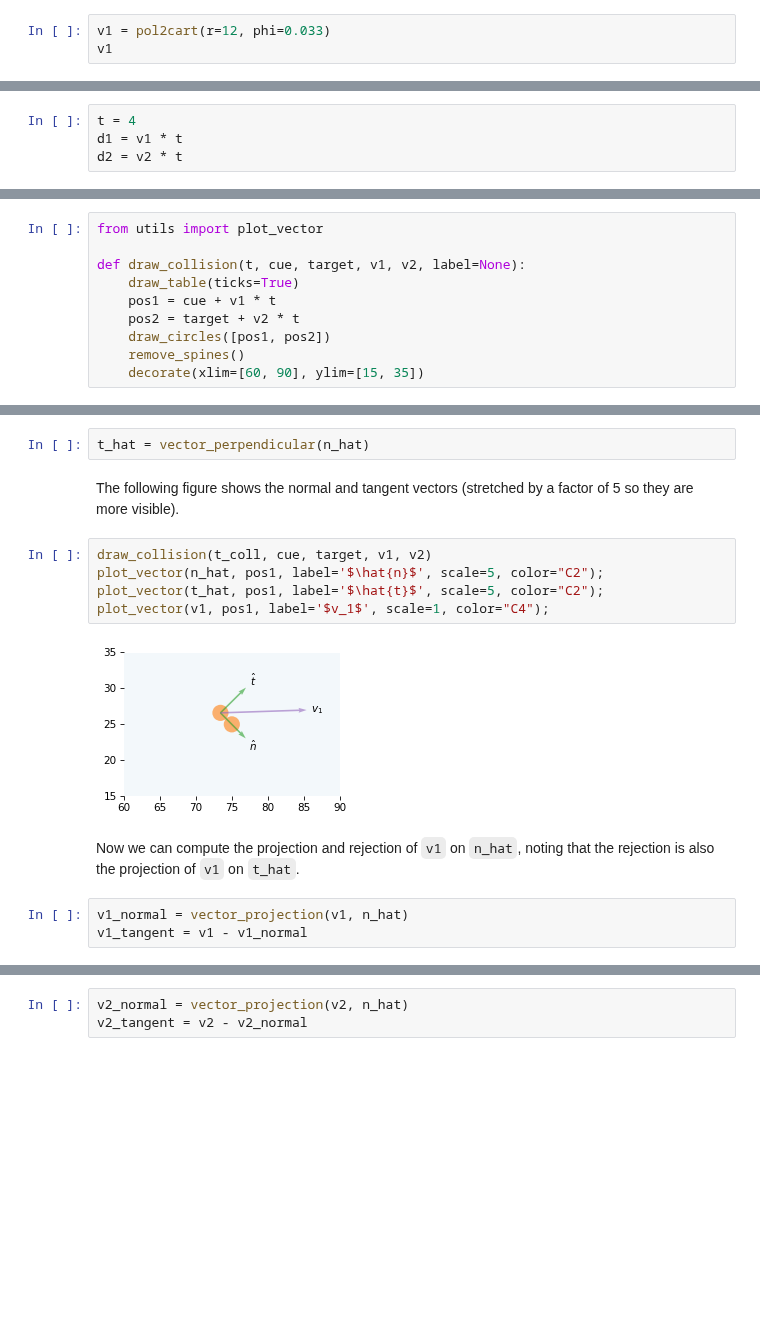
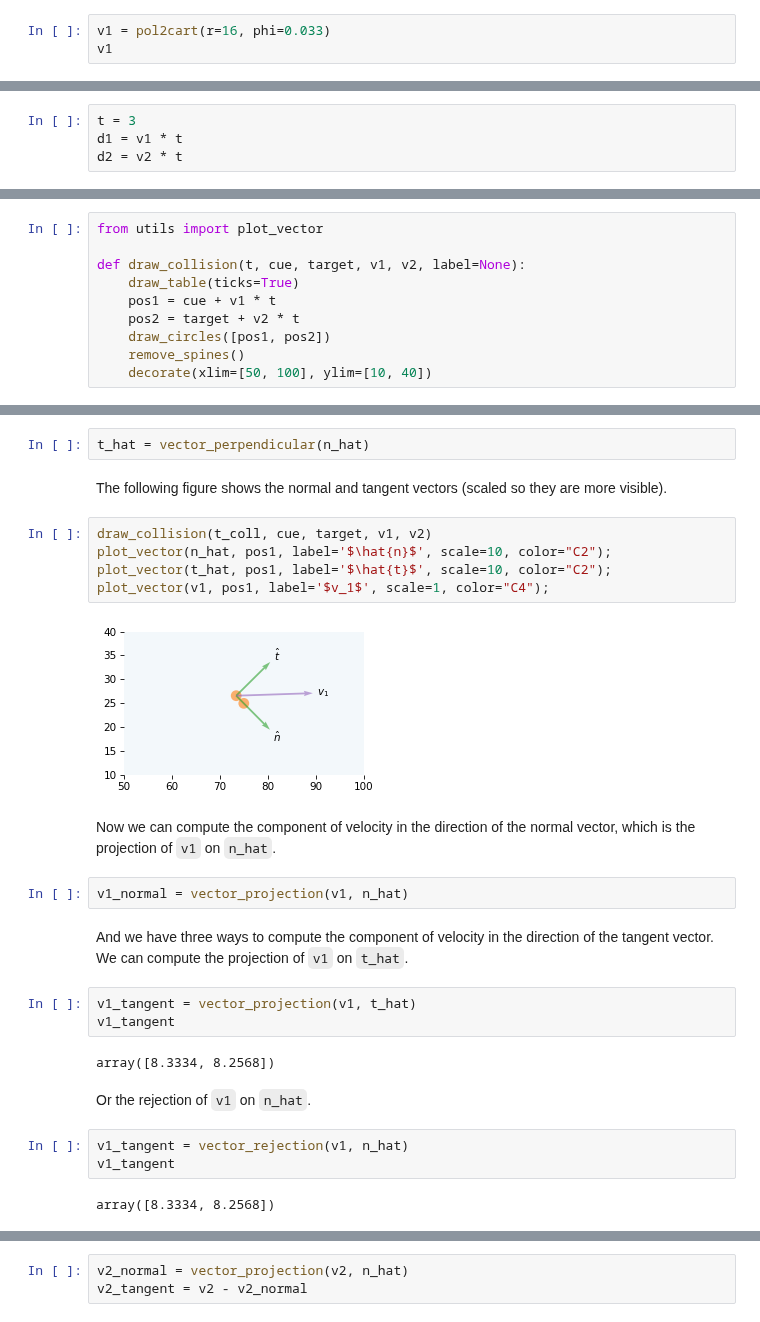
Before and after one commit to AllenDowney/ThinkLinearAlgebra, a Jupyter notebook: soln/projection.ipynb, the cells around one changed output, grey strips where cells are left out. Drawn from its saved outputs; the diff is of its cells as text; blank space fills up the shorter version.

```diff
--- a/soln/projection.ipynb
+++ b/soln/projection.ipynb
@@ -515,5 +523,5 @@ Now we'll create a vector that represents the velocity of the cue ball, which is
 We'll define it in polar coordinates and then convert to Cartesian.
 # %%
-v1 = pol2cart(r=12, phi=0.033)
+v1 = pol2cart(r=16, phi=0.033)
 v1
 # %% [output]
@@ -530,7 +538,7 @@ array([0., 0.])
 After some time, `t`, we can compute the distance the balls have traveled relative to their starting places.
 For example, here are the distances after 4 seconds.
 # %%
-t = 4
+t = 3
 d1 = v1 * t
 d2 = v2 * t
 # %% [markdown]
@@ -571,7 +579,7 @@ def draw_collision(t, cue, target, v1, v2, label=None):
     pos2 = target + v2 * t
     draw_circles([pos1, pos2])
     remove_spines()
-    decorate(xlim=[60, 90], ylim=[15, 35])
+    decorate(xlim=[50, 100], ylim=[10, 40])
 # %%
 draw_collision(t, cue, target, v1, v2)
 plot_vector(d1, cue, label='$d_1$', label_pos=11);
@@ -760,16 +768,30 @@ The perpendicular to the normal vector is called the **tangent vector**, which w
 # %%
 t_hat = vector_perpendicular(n_hat)
 # %% [markdown]
-The following figure shows the normal and tangent vectors (stretched by a factor of 5 so they are more visible).
+The following figure shows the normal and tangent vectors (scaled so they are more visible).
 # %%
 draw_collision(t_coll, cue, target, v1, v2)
-plot_vector(n_hat, pos1, label='$\hat{n}$', scale=5, color="C2");
-plot_vector(t_hat, pos1, label='$\hat{t}$', scale=5, color="C2");
+plot_vector(n_hat, pos1, label='$\hat{n}$', scale=10, color="C2");
+plot_vector(t_hat, pos1, label='$\hat{t}$', scale=10, color="C2");
 plot_vector(v1, pos1, label='$v_1$', scale=1, color="C4");
 # %% [output]
-[figure, old version]
+[figure, new version]
-# %% [markdown]
-Now we can compute the projection and rejection of `v1` on `n_hat`, noting that the rejection is also the projection of `v1` on `t_hat`.
+# %% [markdown]
+Now we can compute the component of velocity in the direction of the normal vector, which is the projection of `v1` on `n_hat`.
+# %%
+v1_normal = vector_projection(v1, n_hat)
+# %% [markdown]
+And we have three ways to compute the component of velocity in the direction of the tangent vector.
+We can compute the projection of `v1` on `t_hat`.
 # %%
-v1_normal = vector_projection(v1, n_hat)
-v1_tangent = v1 - v1_normal
+v1_tangent = vector_projection(v1, t_hat)
+v1_tangent
+# %% [output]
+array([8.3334, 8.2568])
+# %% [markdown]
+Or the rejection of `v1` on `n_hat`.
+# %%
+v1_tangent = vector_rejection(v1, n_hat)
+v1_tangent
+# %% [output]
+array([8.3334, 8.2568])
```
Also changed, not shown: parts of 27 cells of this notebook.
